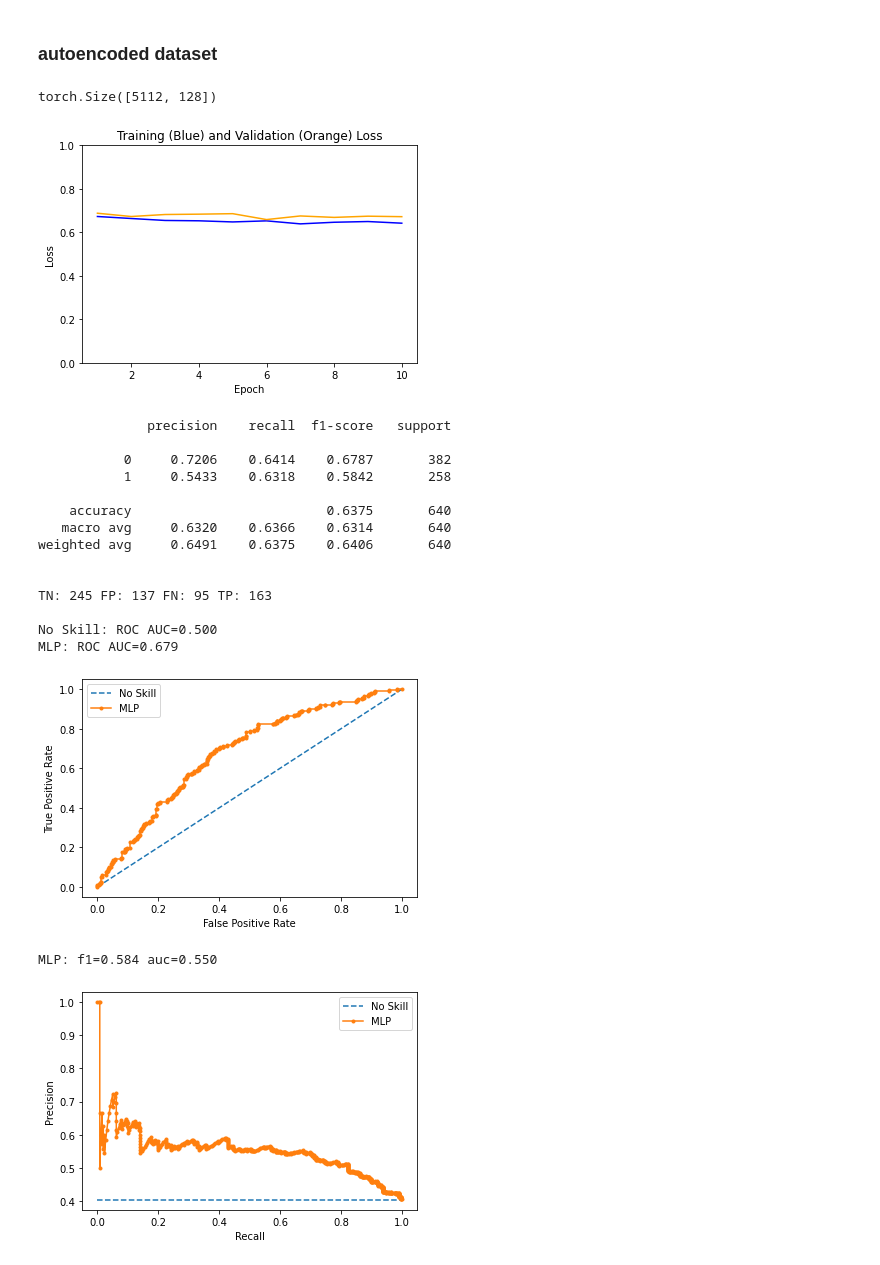
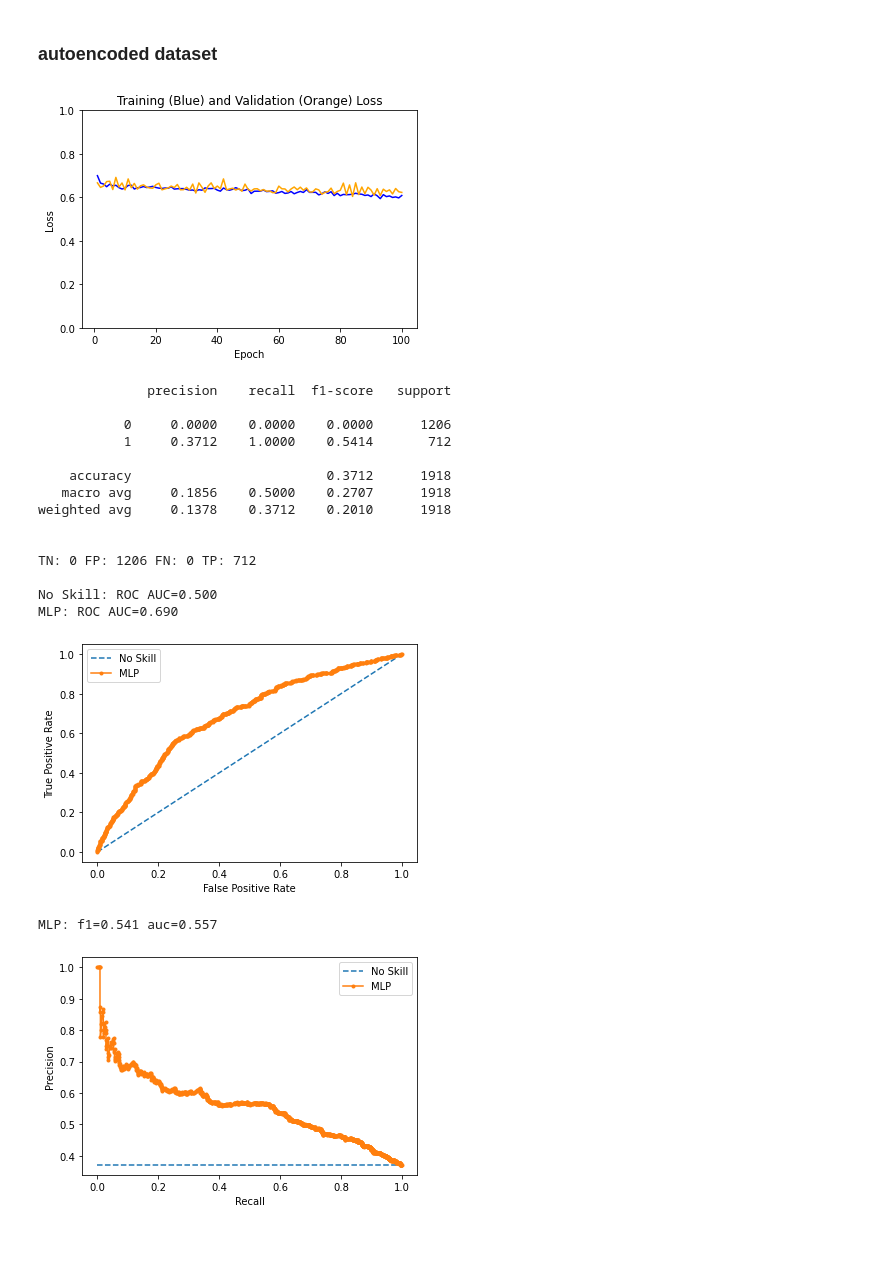
Before and after one commit to The-Electric-Moccasins/resistance-prediction, a Jupyter notebook: main.ipynb, the cells around one changed output. Saved outputs shown, nothing was run; the diff lists cells and outputs as text; code cells hidden in the pictures.

```diff
--- a/main.ipynb
+++ b/main.ipynb
@@ -58,30 +90,29 @@ MLP: f1=0.586 auc=0.614
 # %%
 import MLP
 import numpy as np
 
 # Load data
 df_dataset = np.load('data/autoencoded_fulldata.npy')
 
 # Train Model
-MLPmodel = MLP.binary(dataset=df_dataset, n_epochs=10, nodes=[128, 64], # [676, 338],
-                      batch_size = 128, upper_y_lim = 1, p = 0.2)
+MLPmodel = MLP.binary(dataset=df_dataset, n_epochs=100, nodes=[64, 12], # [676, 338],
+                      batch_size = 256, upper_y_lim = 1, p = 0.05)
 # %% [output]
+[figure, new version]
-torch.Size([5112, 128])
+              precision    recall  f1-score   support
+
+           0     0.0000    0.0000    0.0000      1206
+           1     0.3712    1.0000    0.5414       712
+
+    accuracy                         0.3712      1918
+   macro avg     0.1856    0.5000    0.2707      1918
+weighted avg     0.1378    0.3712    0.2010      1918
+
+
+TN: 0 FP: 1206 FN: 0 TP: 712
+
+No Skill: ROC AUC=0.500
+MLP: ROC AUC=0.690
-[figure, old version]
+[figure, new version]
-              precision    recall  f1-score   support
-
-           0     0.7206    0.6414    0.6787       382
-           1     0.5433    0.6318    0.5842       258
-
-    accuracy                         0.6375       640
-   macro avg     0.6320    0.6366    0.6314       640
-weighted avg     0.6491    0.6375    0.6406       640
-
-
-TN: 245 FP: 137 FN: 95 TP: 163
-
-No Skill: ROC AUC=0.500
-MLP: ROC AUC=0.679
+MLP: f1=0.541 auc=0.557
-[figure, old version]
-MLP: f1=0.584 auc=0.550
-[figure, old version]
+[figure, new version]
```
Also changed, not shown: parts of 3 cells of this notebook, 2 other files.
